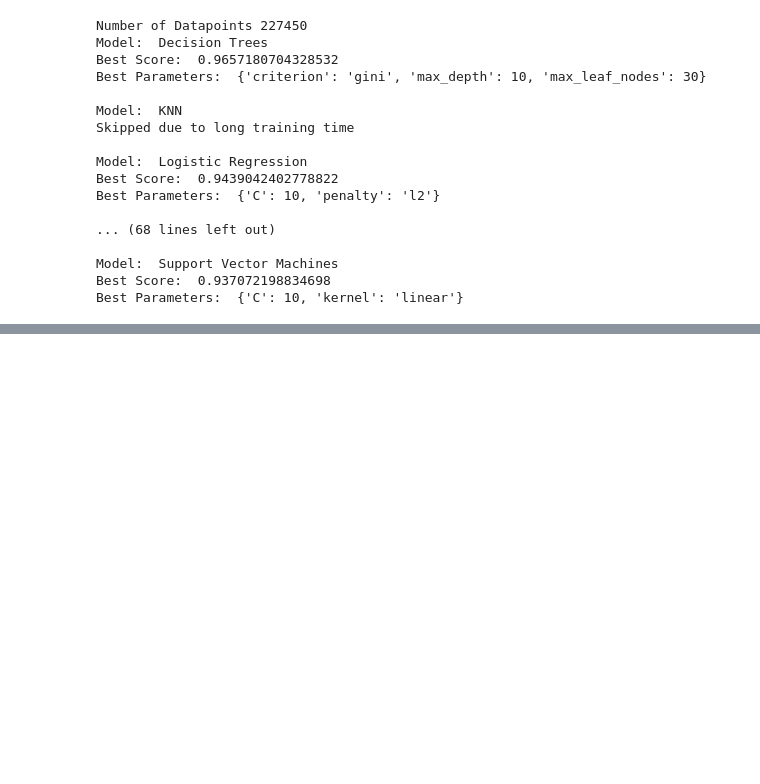
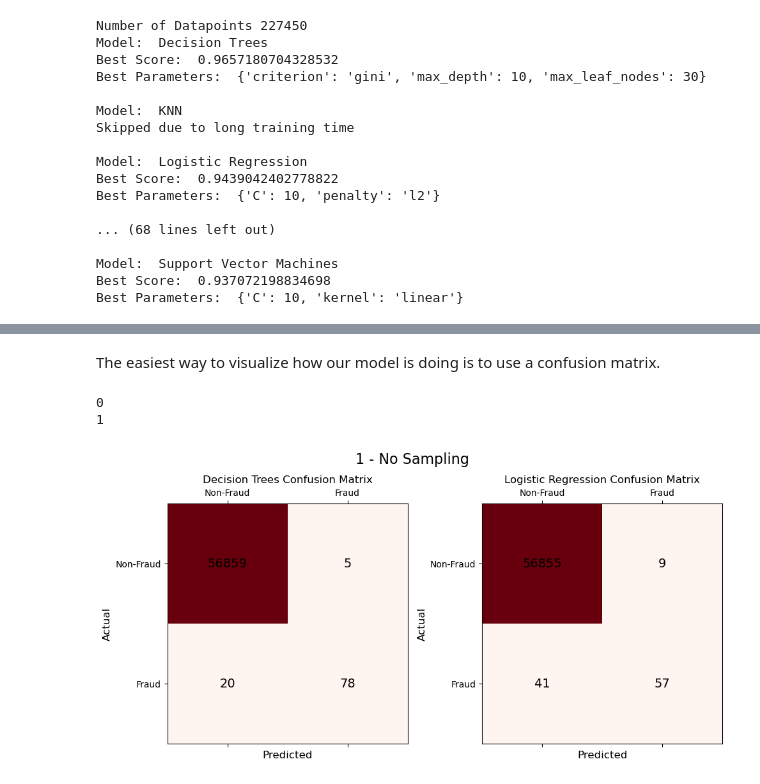
Before and after one commit to iaheung/credit_card_fraud_analysis, a Jupyter notebook: model_training.ipynb, the cells around one changed output, grey strips where cells are left out. Cells and saved outputs as stored; diff of their text form; code cells hidden in the pictures; blank space fills up the shorter version.

```diff
--- a/model_training.ipynb
+++ b/model_training.ipynb
@@ -89,7 +97,7 @@ directory = 'data'
 xtrain_1 = pd.read_csv(os.path.join(directory, 'xtrain.csv'))
 ytrain_1 = pd.read_csv(os.path.join(directory, 'ytrain.csv'))
 
-# convert
+# convert to numpy arrays
 xtrain_1 = xtrain_1.values
 ytrain_1 = ytrain_1.values
 
@@ -108,13 +116,17 @@ xtrain_3 = xtrain_3.values
 ytrain_3 = ytrain_3.values
 
 # 4 - mix sampled data
-mixed_sampling_filenames = np.load(os.path.join(directory, 'mixed_sampling_filenames.npy')) # for parsing filenames of case 4 and 5
+mix_sample_sizes = np.load(os.path.join(directory, 'mix_sample_sizes.npy')) # for parsing filenames of case 4 and 5
 xtrain_4 = []
 ytrain_4 = []
 
-for n in mixed_sampling_filenames:
+# iterate mix_sample_sizes that were saved
+for n in mix_sample_sizes:
     x = pd.read_csv(os.path.join(directory, f'xtrain_mix_{n}.csv'))
     y = pd.read_csv(os.path.join(directory, f'ytrain_mix_{n}.csv'))
+
+    x = x.values
+    y = y.values
 
     xtrain_4.append(x)
     ytrain_4.append(y)
@@ -123,9 +135,12 @@ for n in mixed_sampling_filenames:
 xtrain_5 = []
 ytrain_5 = []
 
-for n in mixed_sampling_filenames:
+for n in mix_sample_sizes:
     x = pd.read_csv(os.path.join(directory, f'xtrain_mix_{n}.csv'))
     y = pd.read_csv(os.path.join(directory, f'ytrain_mix_{n}.csv'))
+
+    x = x.values
+    y = y.values
 
     xtrain_5.append(x)
     ytrain_5.append(y)
@@ -141 +160,11 @@ We will define our model training pipeline here. The range of the grid search te
+# %%
+# custom scoring function
+def composite_scorer(y_true, y_pred):
+    prec_pos_class = precision_score(y_true, y_pred, pos_label=1) # positive class precision
+    f1_macro = f1_score(y_true, y_pred, average='macro') # macro f1 score
+
+    # combine the two scores and divide by 2
+    comp_score = (prec_pos_class + f1_macro) / 2
+
+    return comp_score
 # %%
@@ -338,7 +386,10 @@ Best parameters found from grid search:  {'C': 10, 'kernel': 'linear'}
 # %%
+# we define a function for easy viewing of our validation results
 def print_results(results):
+    # reference each model the dictonary keys
     for k in results.keys():
-        if results[k] == 'Skipped due to long training time':
+        # If a model is skipped, this is the print output
+        if results[k] == 'Skipped':
             print("Model: ", k)
             print(results[k])
             print()
@@ -446,8 +517,9 @@ Best Parameters:  {'C': 10, 'kernel': 'linear'}
 # %%
+# function to evaluate and make predictions on test data
 def evaluate_results(results, xtest):
     ypred_array = []
     for k in results.keys():
-        if results[k] == 'Skipped due to long training time':
+        if results[k] == 'Skipped':
             ypred_array.append([])
         else:
             model = results[k][0]
@@ -469,2 +540,4 @@ ypreds_5 = []
 for i in range(len(results_5)):
      ypreds_5.append(evaluate_results(results_5[i], xtest))
+# %% [markdown]
+The easiest way to visualize how our model is doing is to use a confusion matrix.
@@ -470,0 +602,6 @@ for i in range(len(results_5)):
+# %%
+plot_confusion_matrix(ypreds_1, '1 - No Sampling' , 2)
+# %% [output]
+0
+1
+[figure, added]
```
Also changed, not shown: parts of 42 cells of this notebook.
